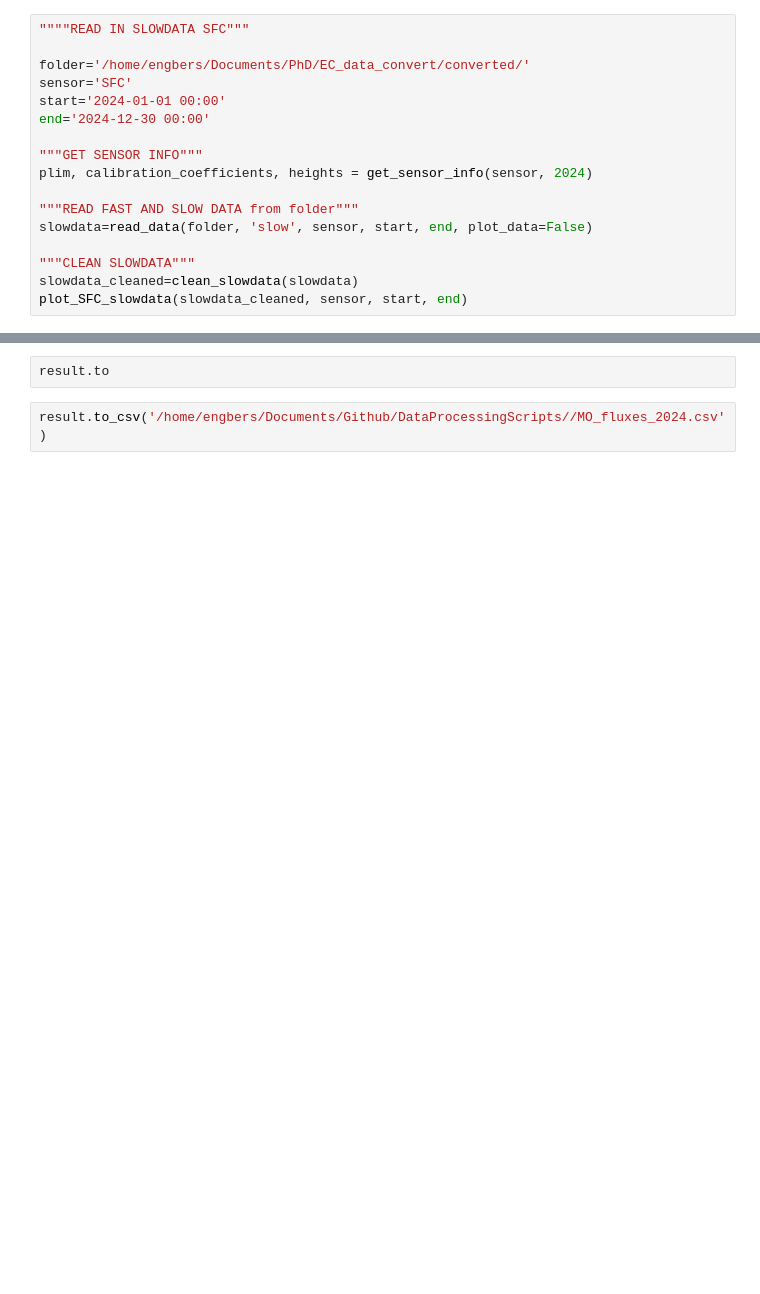
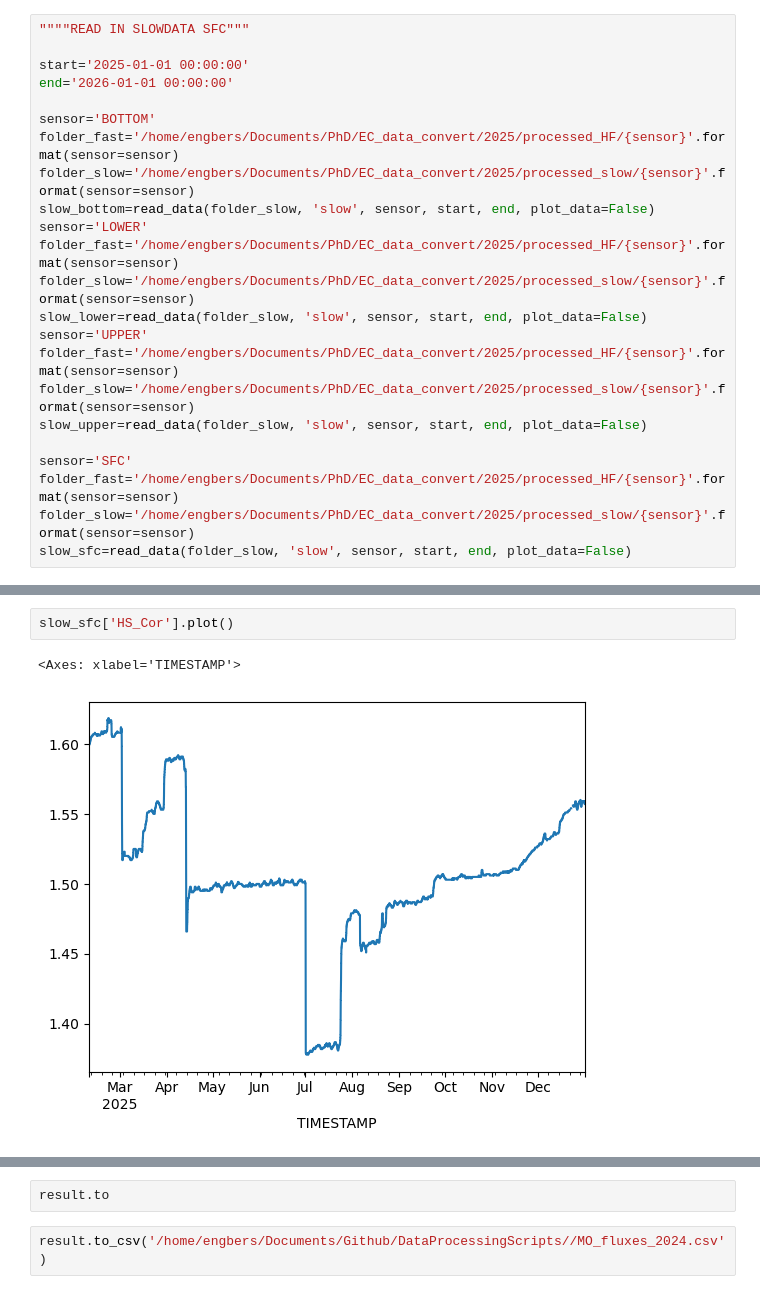
Before and after one commit to Rainette9/DataProcessingScripts, a Jupyter notebook: notebooks/MO_fluxes.ipynb, the cells around one changed output, grey strips where cells are left out. Cells and saved outputs as stored; diff of their text form; blank space fills up the shorter version.

```diff
--- a/notebooks/MO_fluxes.ipynb
+++ b/notebooks/MO_fluxes.ipynb
@@ -40,18 +43,24 @@ else:
 # %%
 """"READ IN SLOWDATA SFC"""
 
-folder='/home/engbers/Documents/PhD/EC_data_convert/converted/'
+start='2025-01-01 00:00:00'
+end='2026-01-01 00:00:00'
+
+sensor='BOTTOM'
+folder_fast='/home/engbers/Documents/PhD/EC_data_convert/2025/processed_HF/{sensor}'.format(sensor=sensor)
+folder_slow='/home/engbers/Documents/PhD/EC_data_convert/2025/processed_slow/{sensor}'.format(sensor=sensor)
+slow_bottom=read_data(folder_slow, 'slow', sensor, start, end, plot_data=False)
+sensor='LOWER'
+folder_fast='/home/engbers/Documents/PhD/EC_data_convert/2025/processed_HF/{sensor}'.format(sensor=sensor)
+folder_slow='/home/engbers/Documents/PhD/EC_data_convert/2025/processed_slow/{sensor}'.format(sensor=sensor)
+slow_lower=read_data(folder_slow, 'slow', sensor, start, end, plot_data=False)
+sensor='UPPER'
+folder_fast='/home/engbers/Documents/PhD/EC_data_convert/2025/processed_HF/{sensor}'.format(sensor=sensor)
+folder_slow='/home/engbers/Documents/PhD/EC_data_convert/2025/processed_slow/{sensor}'.format(sensor=sensor)
+slow_upper=read_data(folder_slow, 'slow', sensor, start, end, plot_data=False)
+
 sensor='SFC'
-start='2024-01-01 00:00'
-end='2024-12-30 00:00'
-
-"""GET SENSOR INFO"""
-plim, calibration_coefficients, heights = get_sensor_info(sensor, 2024)
-
-"""READ FAST AND SLOW DATA from folder"""
-slowdata=read_data(folder, 'slow', sensor, start, end, plot_data=False)
-
-"""CLEAN SLOWDATA"""
-slowdata_cleaned=clean_slowdata(slowdata)
-plot_SFC_slowdata(slowdata_cleaned, sensor, start, end)
+folder_fast='/home/engbers/Documents/PhD/EC_data_convert/2025/processed_HF/{sensor}'.format(sensor=sensor)
+folder_slow='/home/engbers/Documents/PhD/EC_data_convert/2025/processed_slow/{sensor}'.format(sensor=sensor)
+slow_sfc=read_data(folder_slow, 'slow', sensor, start, end, plot_data=False)
 # %% [output]
@@ -107,0 +115,5 @@ z0, z0rolling=compute_roughness_length(fluxes_SFC, fluxes_SFC_qc,heights['sonic'
+# %%
+slow_sfc['HS_Cor'].plot()
+# %% [output]
+<Axes: xlabel='TIMESTAMP'>
+[figure, added]
```
Also changed, not shown: parts of 21 cells of this notebook, 4 other files.
